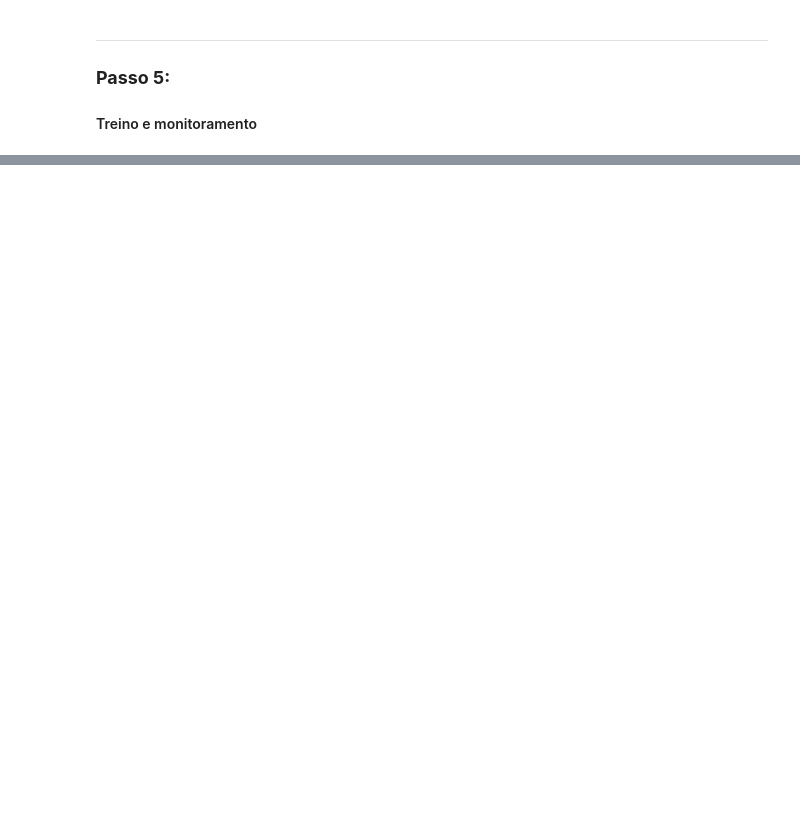
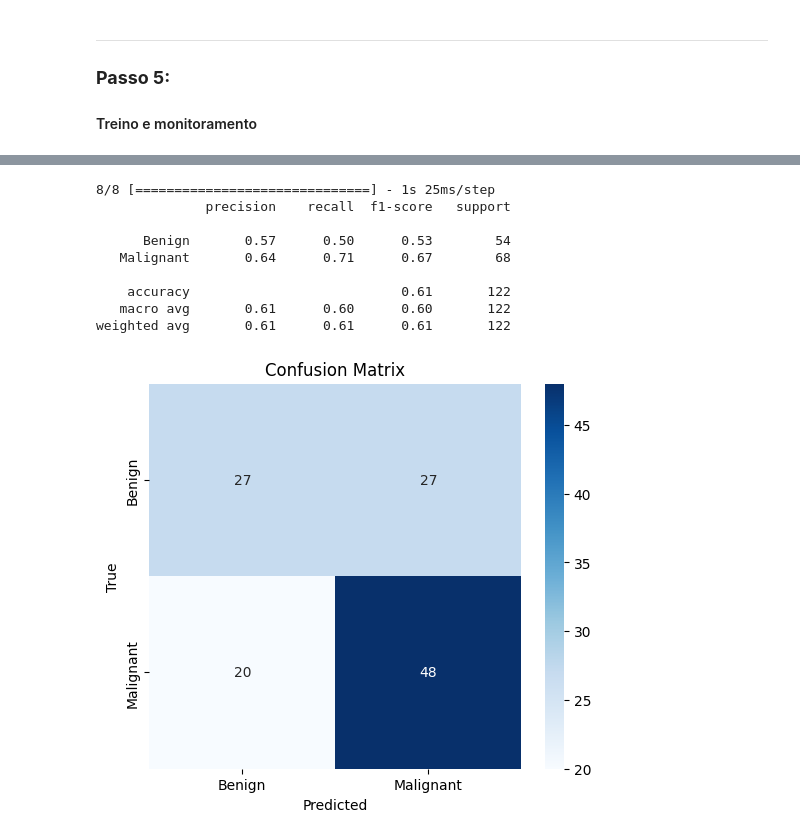
Before and after one commit to GustavoLUF/breast-tumor, a Jupyter notebook: ProjetoFinal.ipynb, the cells around one changed output, grey strips where cells are left out. Cells and saved outputs as stored; diff of their text form; code cells hidden in the pictures; blank space fills up the shorter version.

```diff
--- a/ProjetoFinal.ipynb
+++ b/ProjetoFinal.ipynb
@@ -312,0 +433,22 @@ Epoch 1/30
+# %%
+# Descongelar EfficientNetB0 a partir de 70% das camadas
+fine_tune_at = int(len(backbone.layers) * 0.7)
+
+for layer in backbone.layers[fine_tune_at:]:
+    layer.trainable = True
+
+# Recompilar o modelo com learning rate menor
+model_clf.compile(
+    optimizer=tf.keras.optimizers.Adam(learning_rate=1e-5),
+    loss="binary_crossentropy",
+    metrics=["accuracy", tf.keras.metrics.AUC(name="auc")]
+)
+# %%
+# Treinar mais algumas épocas após liberar as camadas
+history_finetune = model_clf.fit(
+    train_ds,
+    validation_data=val_ds,
+    epochs=5,
+    callbacks=callbacks_list,
+    class_weight=class_weights_dict  # Mantém pesos!
+)
@@ -312,0 +484,33 @@ Epoch 1/30
+# %%
+# Previsões
+y_pred_prob = model_clf.predict(test_ds)
+y_pred = (y_pred_prob > 0.5).astype(int).reshape(-1)
+y_true = np.concatenate([labels.numpy() for imgs, labels in test_ds], axis=0)
+
+# Classification Report
+from sklearn.metrics import classification_report
+print(classification_report(y_true, y_pred, target_names=["Benign", "Malignant"]))
+
+# Confusion Matrix
+from sklearn.metrics import confusion_matrix
+import seaborn as sns
+import matplotlib.pyplot as plt
+
+cm = confusion_matrix(y_true, y_pred)
+plt.figure(figsize=(6,5))
+sns.heatmap(cm, annot=True, fmt="d", cmap="Blues", xticklabels=["Benign", "Malignant"], yticklabels=["Benign", "Malignant"])
+plt.xlabel("Predicted")
+plt.ylabel("True")
+plt.title("Confusion Matrix")
+plt.show()
+# %% [output]
+8/8 [==============================] - 1s 25ms/step
+              precision    recall  f1-score   support
+
+      Benign       0.57      0.50      0.53        54
+   Malignant       0.64      0.71      0.67        68
+
+    accuracy                           0.61       122
+   macro avg       0.61      0.60      0.60       122
+weighted avg       0.61      0.61      0.61       122
+[figure, added]
```
Also changed, not shown: parts of 14 cells of this notebook.
